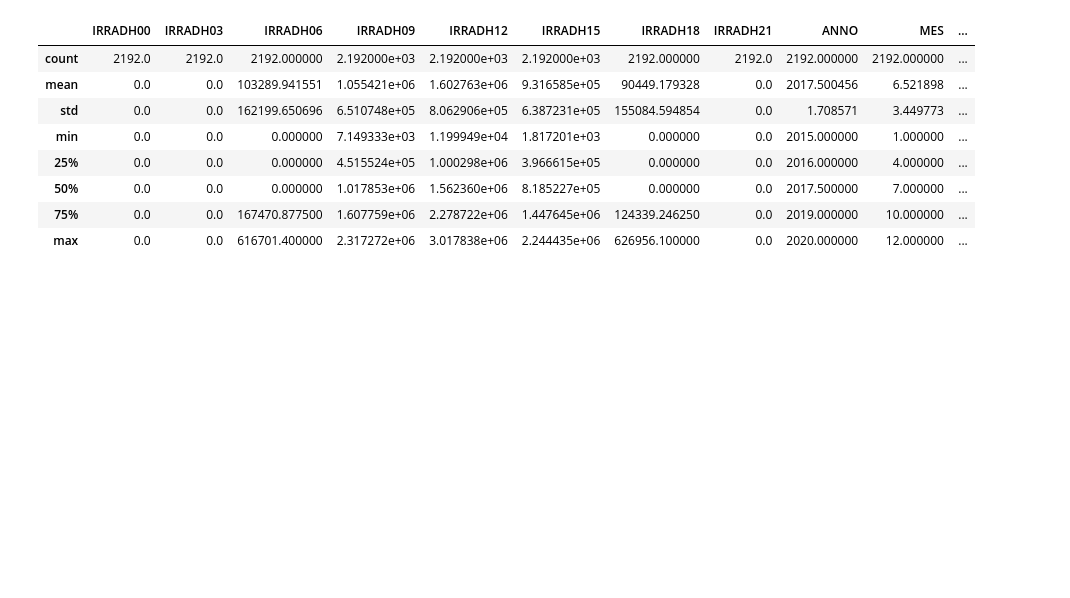
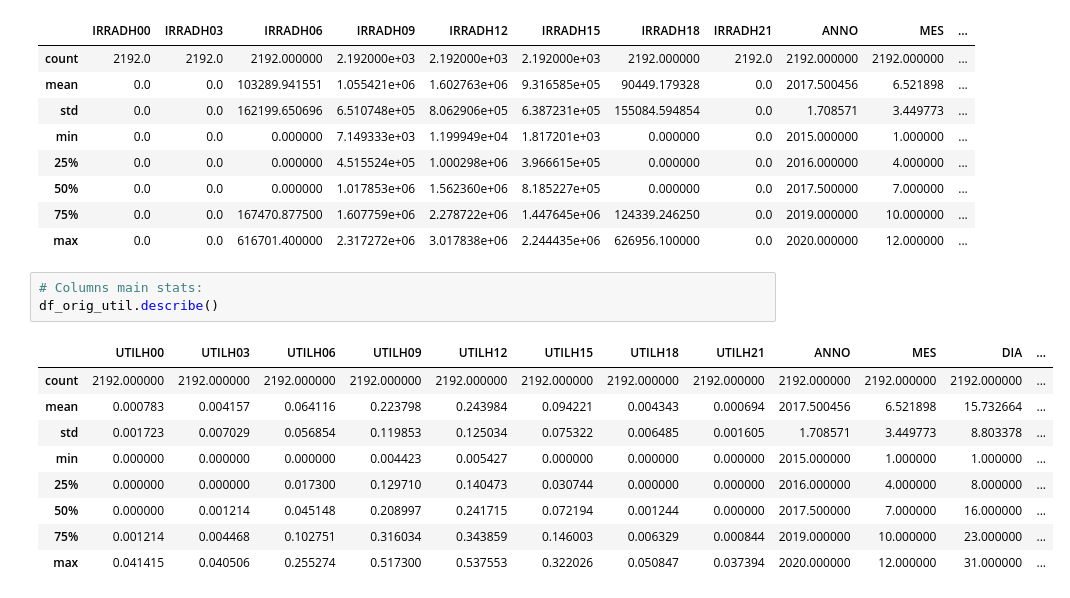
Before and after one commit to MARIABELENSB/Assessment1_MLII, a Jupyter notebook: 1.EDA.ipynb, the cells around one changed output. Drawn from its saved outputs; the diff is of its cells as text; blank space fills up the shorter version.

```diff
--- a/1.EDA.ipynb
+++ b/1.EDA.ipynb
@@ -72,5 +106,18 @@ df_orig_irrad.describe()
 | 50% | 0.0 | 0.0 | 0.000000 | 1.017853e+06 | 1.562360e+06 | 8.185227e+05 | 0.000000 | 0.0 | 2017.500000 | 7.000000 | ... |
 | 75% | 0.0 | 0.0 | 167470.877500 | 1.607759e+06 | 2.278722e+06 | 1.447645e+06 | 124339.246250 | 0.0 | 2019.000000 | 10.000000 | ... |
 | max | 0.0 | 0.0 | 616701.400000 | 2.317272e+06 | 3.017838e+06 | 2.244435e+06 | 626956.100000 | 0.0 | 2020.000000 | 12.000000 | ... |
+# %%
+# Columns main stats:
+df_orig_util.describe()
+# %% [output]
+|  | UTILH00 | UTILH03 | UTILH06 | UTILH09 | UTILH12 | UTILH15 | UTILH18 | UTILH21 | ANNO | MES | DIA | ... |
+| count | 2192.000000 | 2192.000000 | 2192.000000 | 2192.000000 | 2192.000000 | 2192.000000 | 2192.000000 | 2192.000000 | 2192.000000 | 2192.000000 | 2192.000000 | ... |
+| mean | 0.000783 | 0.004157 | 0.064116 | 0.223798 | 0.243984 | 0.094221 | 0.004343 | 0.000694 | 2017.500456 | 6.521898 | 15.732664 | ... |
+| std | 0.001723 | 0.007029 | 0.056854 | 0.119853 | 0.125034 | 0.075322 | 0.006485 | 0.001605 | 1.708571 | 3.449773 | 8.803378 | ... |
+| min | 0.000000 | 0.000000 | 0.000000 | 0.004423 | 0.005427 | 0.000000 | 0.000000 | 0.000000 | 2015.000000 | 1.000000 | 1.000000 | ... |
+| 25% | 0.000000 | 0.000000 | 0.017300 | 0.129710 | 0.140473 | 0.030744 | 0.000000 | 0.000000 | 2016.000000 | 4.000000 | 8.000000 | ... |
+| 50% | 0.000000 | 0.001214 | 0.045148 | 0.208997 | 0.241715 | 0.072194 | 0.001244 | 0.000000 | 2017.500000 | 7.000000 | 16.000000 | ... |
+| 75% | 0.001214 | 0.004468 | 0.102751 | 0.316034 | 0.343859 | 0.146003 | 0.006329 | 0.000844 | 2019.000000 | 10.000000 | 23.000000 | ... |
+| max | 0.041415 | 0.040506 | 0.255274 | 0.517300 | 0.537553 | 0.322026 | 0.050847 | 0.037394 | 2020.000000 | 12.000000 | 31.000000 | ... |
 # %%
 # Histograms:
```
Also changed, not shown: parts of 14 cells of this notebook, 1 other file.
